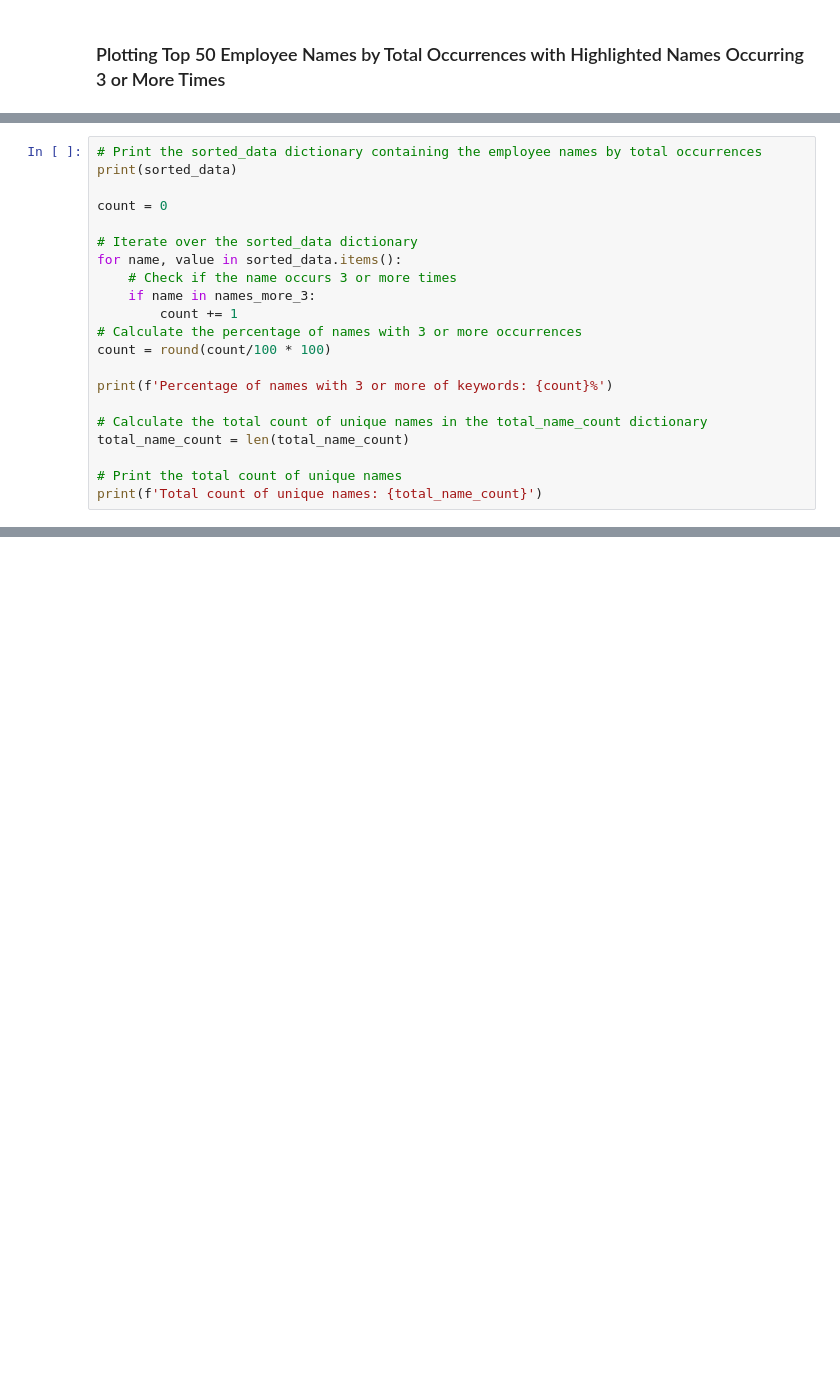
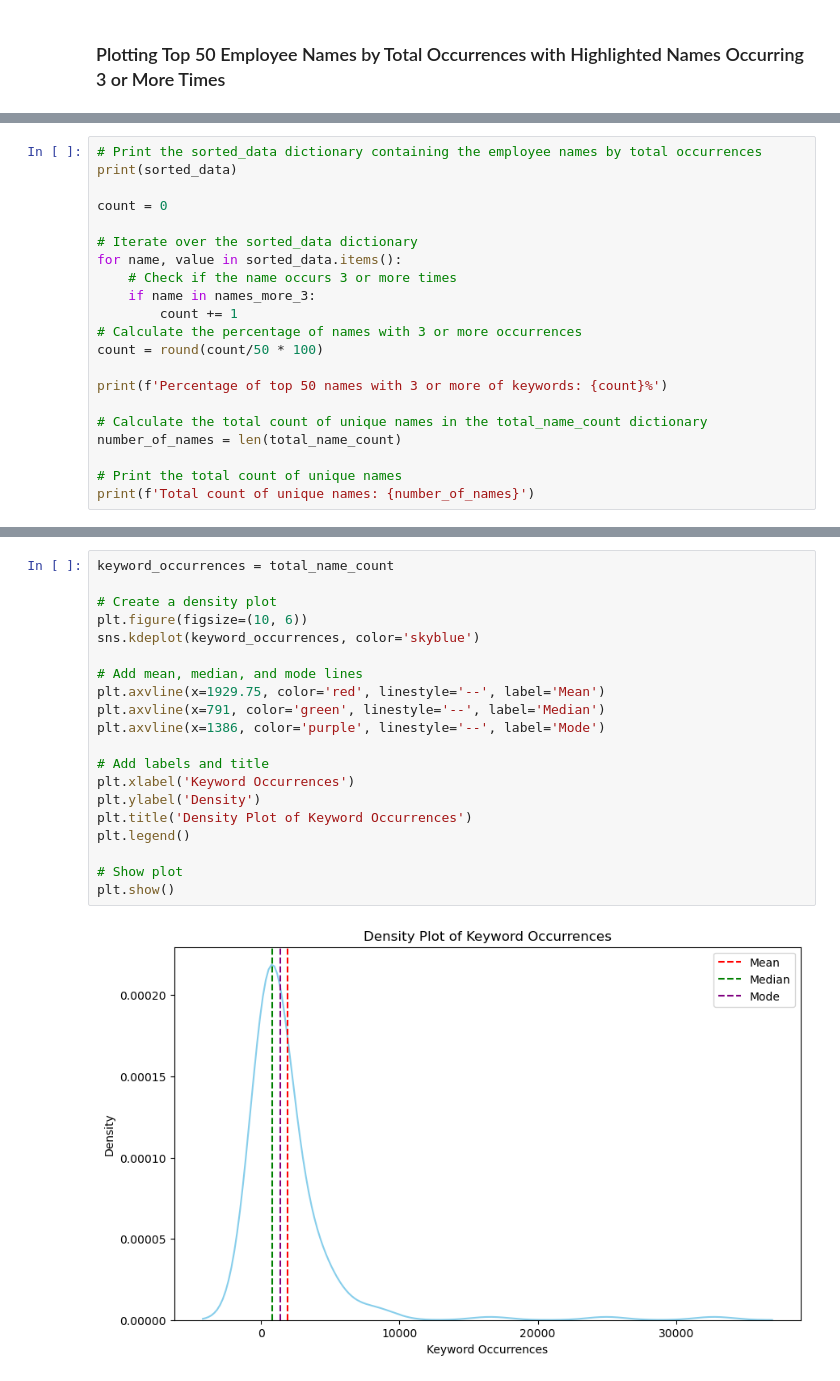
Before and after one commit to Thomo99/dataWranglingAndAcquisition, a Jupyter notebook: Assessment2.2/question1.ipynb, the cells around one changed output, grey strips where cells are left out. Drawn from its saved outputs; the diff is of its cells as text; blank space fills up the shorter version.

```diff
--- a/Assessment2.2/question1.ipynb
+++ b/Assessment2.2/question1.ipynb
@@ -344,13 +414,13 @@ for name, value in sorted_data.items():
     if name in names_more_3:
         count += 1
 # Calculate the percentage of names with 3 or more occurrences
-count = round(count/100 * 100)
+count = round(count/50 * 100)
 
-print(f'Percentage of names with 3 or more of keywords: {count}%')
+print(f'Percentage of top 50 names with 3 or more of keywords: {count}%')
 
 # Calculate the total count of unique names in the total_name_count dictionary
-total_name_count = len(total_name_count)
+number_of_names = len(total_name_count)
 
 # Print the total count of unique names
-print(f'Total count of unique names: {total_name_count}')
+print(f'Total count of unique names: {number_of_names}')
 # %% [output]
@@ -359,0 +449,22 @@ Total count of unique names: 149
+# %%
+keyword_occurrences = total_name_count
+
+# Create a density plot
+plt.figure(figsize=(10, 6))
+sns.kdeplot(keyword_occurrences, color='skyblue')
+
+# Add mean, median, and mode lines
+plt.axvline(x=1929.75, color='red', linestyle='--', label='Mean')
+plt.axvline(x=791, color='green', linestyle='--', label='Median')
+plt.axvline(x=1386, color='purple', linestyle='--', label='Mode')
+
+# Add labels and title
+plt.xlabel('Keyword Occurrences')
+plt.ylabel('Density')
+plt.title('Density Plot of Keyword Occurrences')
+plt.legend()
+
+# Show plot
+plt.show()
+# %% [output]
+[figure, added]
```
Also changed, not shown: parts of 14 cells of this notebook, 3 other files.
